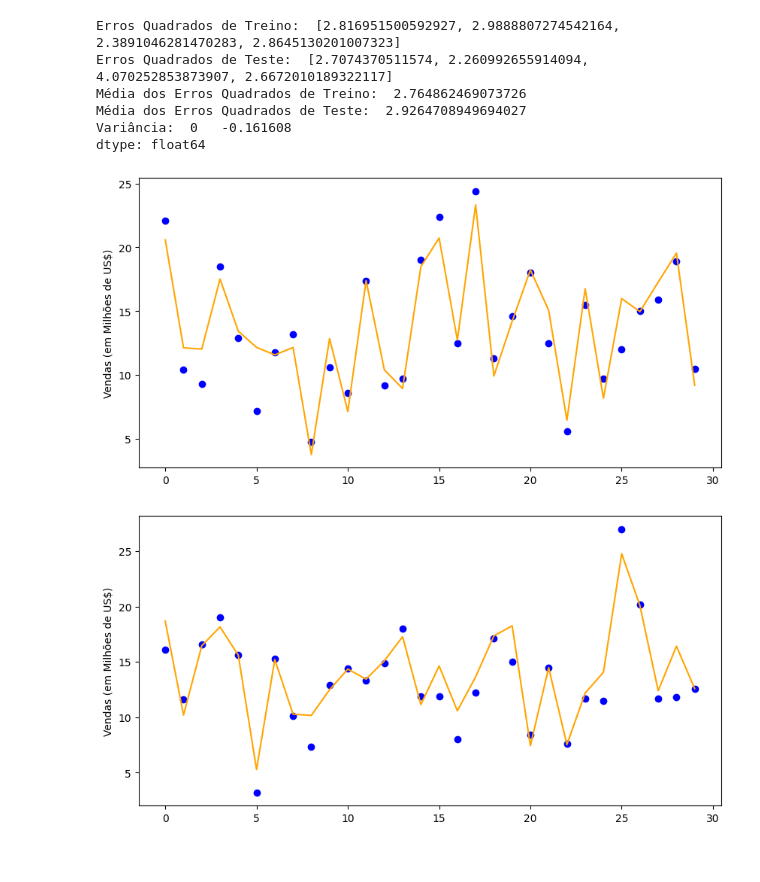
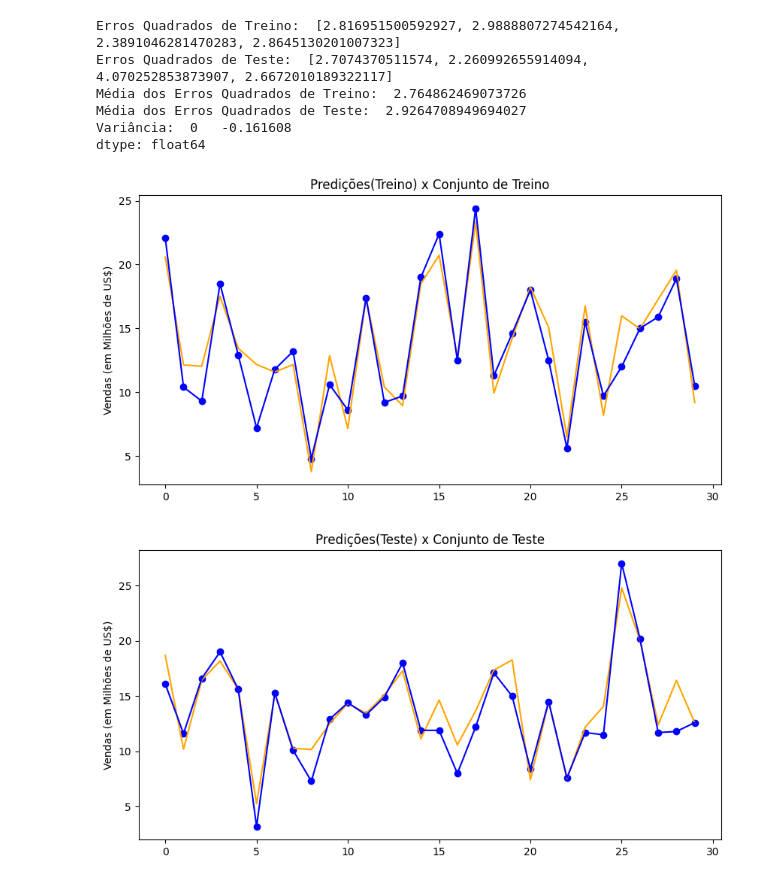
Before and after one commit to leoScienceanalytics/MLOpsLinearRegression.py, a Jupyter notebook: advertisingreg.ipynb, the cells around one changed output. Saved outputs shown, nothing was run; the diff lists cells and outputs as text; code cells hidden in the pictures.

```diff
--- a/advertisingreg.ipynb
+++ b/advertisingreg.ipynb
@@ -149,38 +170,23 @@ dtype: float64
 # %%
 #Gráficos
-x = range(0, 30) #Argumento de períodos
-
-#Conjuntos
-y_train = pd.DataFrame(y_train)
-y_train30 = y_train.head(30)
-
-y_test = pd.DataFrame(y_test)
-y_test30 = y_test.head(30)
-
-
-
-
-#Predições
-y_predtrain = pd.DataFrame(y_predtrain)
-y_predtrain30 = y_predtrain.head(30)
-
-
-y_pred = pd.DataFrame(y_pred)
-y_pred30 = y_pred.head(30)
 
 #Gráfico Treino
 plt.figure(figsize = (10,5))
 plt.plot(y_predtrain30, c='orange')
+plt.plot(x, y_train30, color='blue')
 plt.scatter(x, y_train30, color='blue', marker='o')
 plt.ylabel('Vendas (em Milhões de US$)')
+plt.title('Predições(Treino) x Conjunto de Treino')
 plt.show()
 
 #Gráfico Teste
 plt.figure(figsize = (10,5))
 plt.plot(y_pred30, c='orange')
+plt.plot(x, y_test30, color='blue')
 plt.scatter(x, y_test30, color='blue', marker='o')
+plt.title('Predições(Teste) x Conjunto de Teste')
 plt.ylabel('Vendas (em Milhões de US$)')
 plt.show()
 # %% [output]
-[figure, old version]
+[figure, new version]
-[figure, old version]
+[figure, new version]
```
Also changed, not shown: parts of 2 cells of this notebook.
